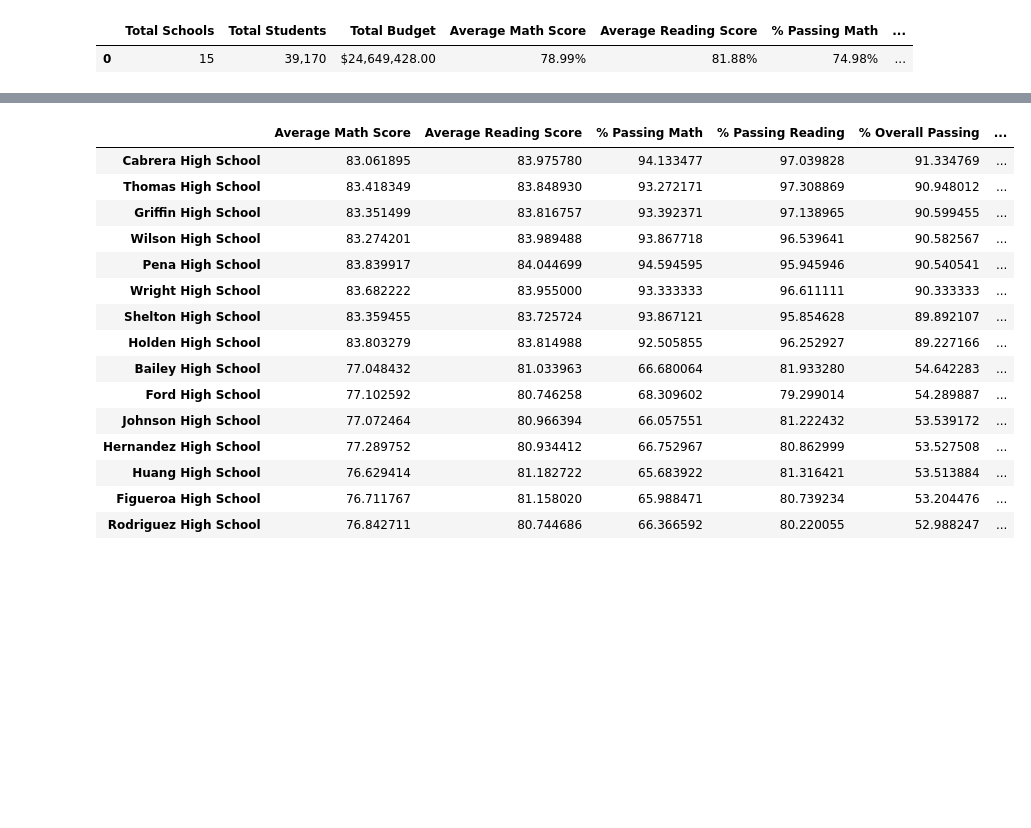
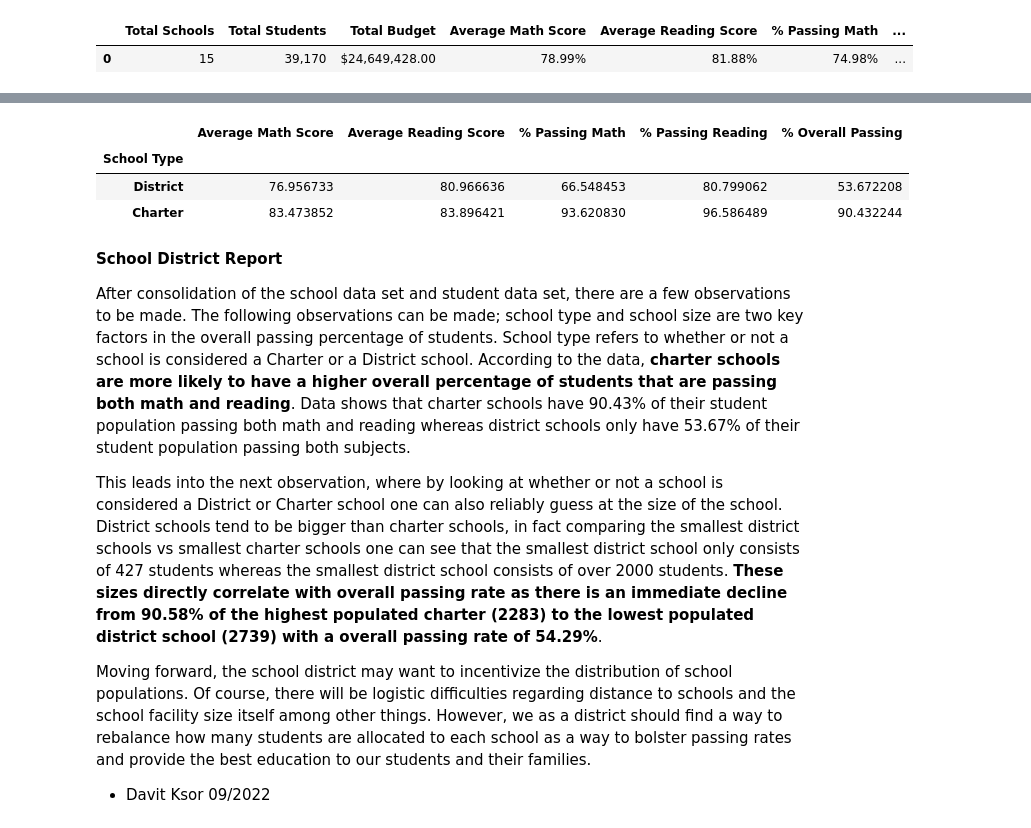
Before and after one commit to NebulaCrasher/School-District-Analysis, a Jupyter notebook: PyCitySchools/pandas.ipynb, the cells around one changed output, grey strips where cells are left out. Cells and saved outputs as stored; diff of their text form; code cells hidden in the pictures; blank space fills up the shorter version.

```diff
--- a/PyCitySchools/pandas.ipynb
+++ b/PyCitySchools/pandas.ipynb
@@ -53,33 +53,44 @@ school_summary_df = pd.DataFrame(index = school_names)
 school_summary_df["School Type"] = school_data["type"].tolist()
 school_summary_df["Total Students"] = school_data["size"].tolist()
 school_summary_df["Total Budget"] = ["${:,.2f}".format(number) for number in school_data["budget"].tolist()]
-budget = school_data["budget"].tolist()
+
 
 school_summary_df["Per Student Budget"] = (school_data["budget"] / school_data["size"]).tolist()
 
+#Itearting through the series and testing a conditional to return score if school names match; stored in a dictionary
 for name in school_names:
    school_math_averages[name] = (student_data.loc[student_data["school_name"] == name, "math_score"]).mean()
 
 for name in school_names:
-   school_reading_averages[name] = (student_data.loc[student_data["school_name"] == name, "reading_score"]).mean()
+   school_reading_averages[name] = (student_data.loc[student_data["school_name"] == name, "reading_score"].mean())
+
 school_summary_df["Average Math Score"] = school_math_averages.values()
 school_summary_df["Average Reading Score"] = school_reading_averages.values()
+
+#Iterating over a dataframe to test for passing math score; store results in dictionary for later
 for name in school_names:
    school = student_data[["math_score","reading_score"]][student_data["school_name"] == name]
    school_passing = (school["math_score"] >= 70).value_counts()
    school_passing_math[name] = school_passing[True] * 100 / len(school)
+
+#Iterating over a dataframe to test for passing reading score; store results in dictionary for later
 for name in school_names:
    school = student_data[["math_score","reading_score"]][student_data["school_name"] == name]
    school_passing = (school["reading_score"] >= 70).value_counts()
    school_passing_reading[name] = school_passing[True] * 100 / len(school)
+
+#Iterating over a dataframe to test for passing scores in both math/reading. Apparently there was an easier way to do this using groupby()...
 for name in school_names:
    school = student_data[["math_score","reading_score"]][student_data["school_name"] == name]
    school_passing = ((school["reading_score"] >= 70) & (school["math_score"] >= 70)).value_counts()
    school_passing_overall[name] = school_passing[True] * 100 / len(school)
+
+#Formatting the series in the data frames.
 school_summary_df["% Passing Math"] = school_passing_math.values()
 school_summary_df["% Passing Reading"] = school_passing_reading.values()
 school_summary_df["% Overall Passing"] = school_passing_overall.values()
 
-school_summary_df
+#Sorted Dataframe based on sized in ascending order
+school_summary_df.sort_values("Total Students")
 # %% [output]
 |  | School Type | Total Students | Total Budget | Per Student Budget | Average Math Score | ... |
@@ -222,26 +216,25 @@ sorted_size_df
 # %%
 #District Type
 school_type_df = school_summary_df[["Average Math Score", "Average Reading Score","% Passing Math","% Passing Reading", "% Overall Passing"]]
 sorted_type_df = school_type_df.sort_values("% Overall Passing", ascending = False)
 school_type_map = {"District":0, "Charter":1}
 school_type_temp = (school_summary_df["School Type"]).map(school_type_map)
 
-sorted_type_df["School Size"] = pd.cut(school_type_temp, 2, labels = ["Charter","District"])
-sorted_type_df
+sorted_type_df["School Type"] = pd.cut(school_type_temp, 2, labels = ["District","Charter"])
+final_sorted_type_df = sorted_type_df.groupby("School Type").mean()
+final_sorted_type_df
 # %% [output]
-|  | Average Math Score | Average Reading Score | % Passing Math | % Passing Reading | % Overall Passing | ... |
-| Cabrera High School | 83.061895 | 83.975780 | 94.133477 | 97.039828 | 91.334769 | ... |
-| Thomas High School | 83.418349 | 83.848930 | 93.272171 | 97.308869 | 90.948012 | ... |
-| Griffin High School | 83.351499 | 83.816757 | 93.392371 | 97.138965 | 90.599455 | ... |
-| Wilson High School | 83.274201 | 83.989488 | 93.867718 | 96.539641 | 90.582567 | ... |
-| Pena High School | 83.839917 | 84.044699 | 94.594595 | 95.945946 | 90.540541 | ... |
-| Wright High School | 83.682222 | 83.955000 | 93.333333 | 96.611111 | 90.333333 | ... |
-| Shelton High School | 83.359455 | 83.725724 | 93.867121 | 95.854628 | 89.892107 | ... |
-| Holden High School | 83.803279 | 83.814988 | 92.505855 | 96.252927 | 89.227166 | ... |
-| Bailey High School | 77.048432 | 81.033963 | 66.680064 | 81.933280 | 54.642283 | ... |
-| Ford High School | 77.102592 | 80.746258 | 68.309602 | 79.299014 | 54.289887 | ... |
-| Johnson High School | 77.072464 | 80.966394 | 66.057551 | 81.222432 | 53.539172 | ... |
-| Hernandez High School | 77.289752 | 80.934412 | 66.752967 | 80.862999 | 53.527508 | ... |
-| Huang High School | 76.629414 | 81.182722 | 65.683922 | 81.316421 | 53.513884 | ... |
-| Figueroa High School | 76.711767 | 81.158020 | 65.988471 | 80.739234 | 53.204476 | ... |
-| Rodriguez High School | 76.842711 | 80.744686 | 66.366592 | 80.220055 | 52.988247 | ... |
+|  | Average Math Score | Average Reading Score | % Passing Math | % Passing Reading | % Overall Passing |
+| School Type |  |  |  |  |  |
+| District | 76.956733 | 80.966636 | 66.548453 | 80.799062 | 53.672208 |
+| Charter | 83.473852 | 83.896421 | 93.620830 | 96.586489 | 90.432244 |
+# %% [markdown]
+<strong> School District Report </strong>
+
+After consolidation of the school data set and student data set, there are a few observations to be made. The following observations can be made; school type and school size are two key factors in the overall passing percentage of students. School type refers to whether or not a school is considered a Charter or a District school. According to the data, **charter schools are more likely to have a higher overall percentage of students that are passing both math and reading**. Data shows that charter schools have 90.43% of their student population passing both math and reading whereas district schools only have 53.67% of their student population passing both subjects.
+
+This leads into the next observation, where by looking at whether or not a school is considered a District or Charter school one can also reliably guess at the size of the school. District schools tend to be bigger than charter schools, in fact comparing the smallest district schools vs smallest charter schools one can see that the smallest district school only consists of 427 students whereas the smallest district school consists of over 2000 students. **These sizes directly correlate with overall passing rate as there is an immediate decline from 90.58% of the highest populated charter (2283) to the lowest populated district school (2739) with a overall passing rate of 54.29%**.
+
+Moving forward, the school district may want to incentivize the distribution of school populations. Of course, there will be logistic difficulties regarding distance to schools and the school facility size itself among other things. However, we as a district should find a way to rebalance how many students are allocated to each school as a way to bolster passing rates and provide the best education to our students and their families.
+
+-	Davit Ksor 09/2022
```
Also changed, not shown: parts of 7 cells of this notebook.
